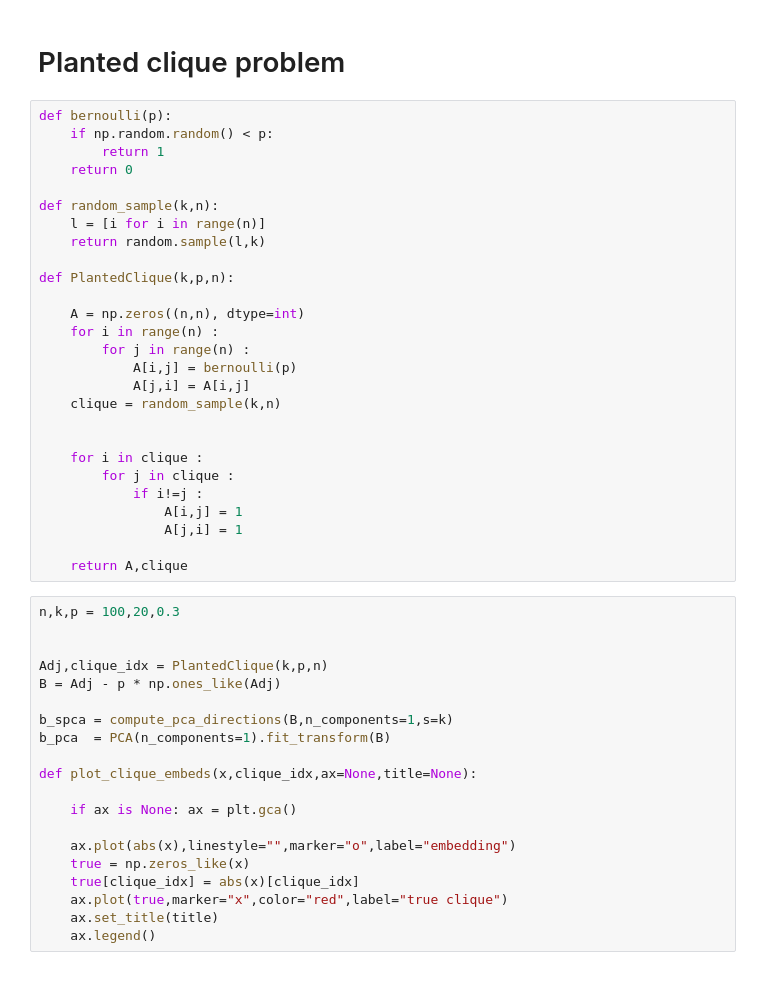
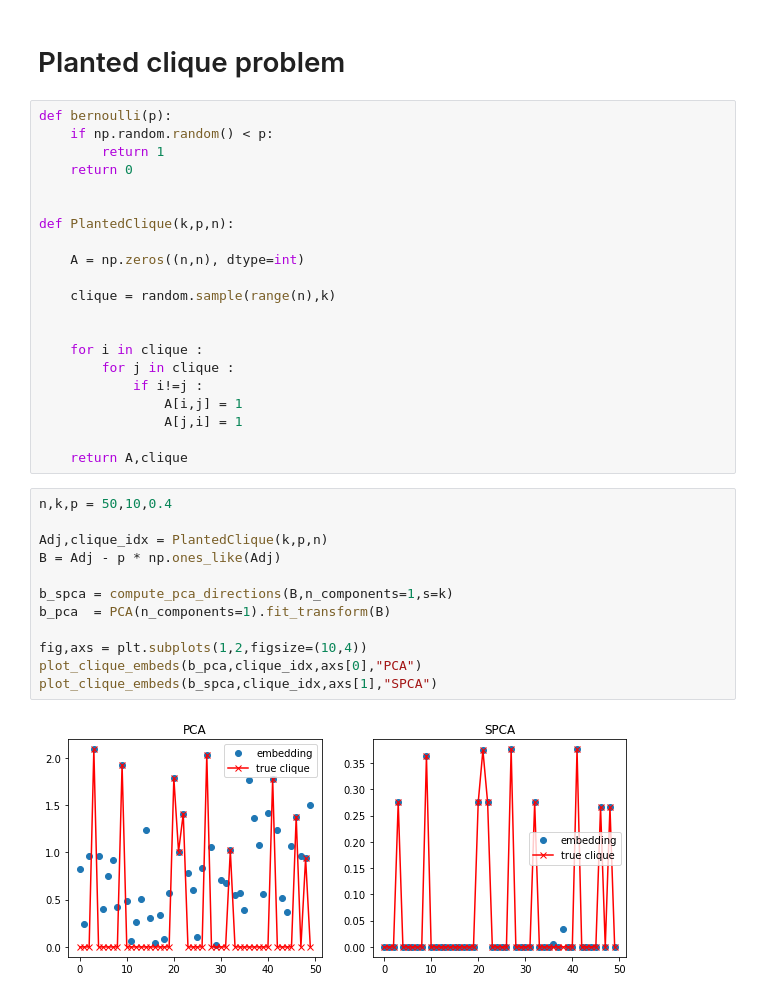
Before and after one commit to kallel-mahdi/Sparse-PCA, a Jupyter notebook: k_clique.ipynb, the cells around one changed output. Saved outputs shown, nothing was run; the diff lists cells and outputs as text.

```diff
--- a/k_clique.ipynb
+++ b/k_clique.ipynb
@@ -379,18 +420,12 @@ def bernoulli(p):
         return 1
     return 0
 
-def random_sample(k,n):
-    l = [i for i in range(n)]
-    return random.sample(l,k)
 
 def PlantedClique(k,p,n):
 
     A = np.zeros((n,n), dtype=int)
-    for i in range(n) :
-        for j in range(n) :
-            A[i,j] = bernoulli(p)
-            A[j,i] = A[i,j]
-    clique = random_sample(k,n)
+
+    clique = random.sample(range(n),k)
 
 
     for i in clique :
@@ -401,23 +436,17 @@ def PlantedClique(k,p,n):
 
     return A,clique
 # %%
-n,k,p = 100,20,0.3
-
+n,k,p = 50,10,0.4
 
 Adj,clique_idx = PlantedClique(k,p,n)
 B = Adj - p * np.ones_like(Adj)
 
 b_spca = compute_pca_directions(B,n_components=1,s=k)
 b_pca  = PCA(n_components=1).fit_transform(B)
 
-def plot_clique_embeds(x,clique_idx,ax=None,title=None):
-
-    if ax is None: ax = plt.gca()
-
-    ax.plot(abs(x),linestyle="",marker="o",label="embedding")
-    true = np.zeros_like(x)
-    true[clique_idx] = abs(x)[clique_idx]
-    ax.plot(true,marker="x",color="red",label="true clique")
-    ax.set_title(title)
-    ax.legend()
+fig,axs = plt.subplots(1,2,figsize=(10,4))
+plot_clique_embeds(b_pca,clique_idx,axs[0],"PCA")
+plot_clique_embeds(b_spca,clique_idx,axs[1],"SPCA")
+# %% [output]
+[figure, added]
 # %%
```
Also changed, not shown: parts of 6 cells of this notebook.
